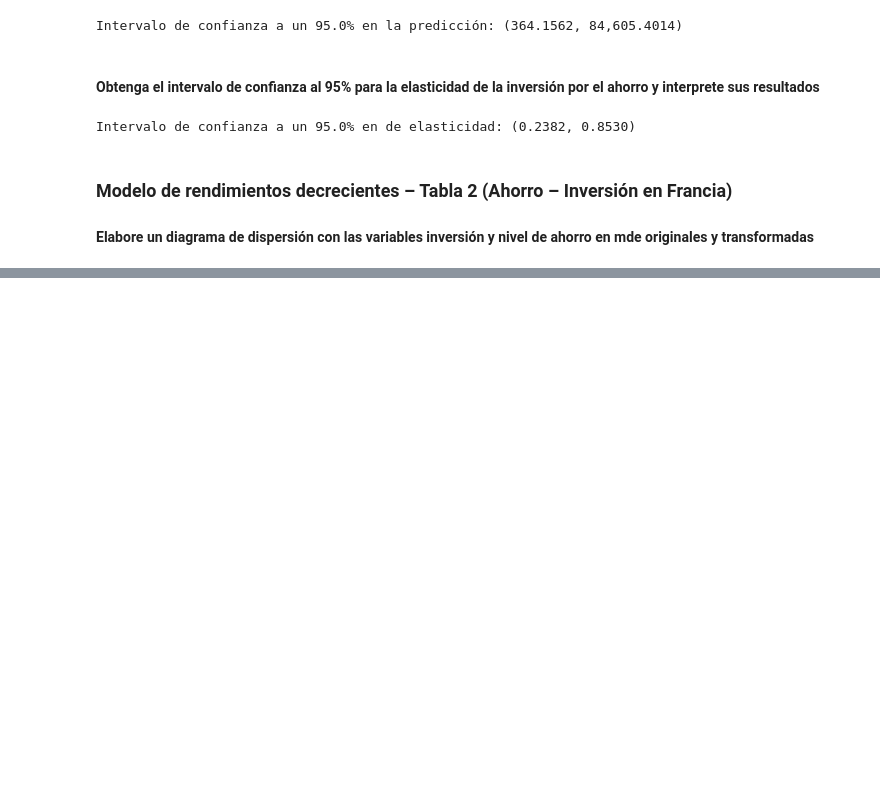
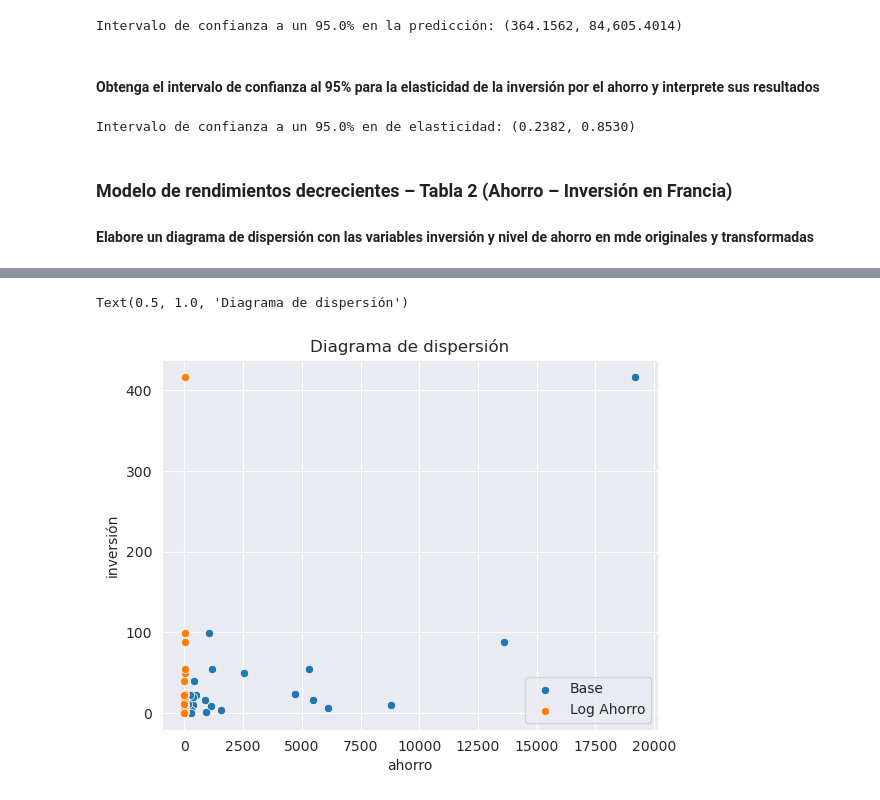
Before and after one commit to Anonymate054/MCD-Econometrics, a Jupyter notebook: notebooks/homeworks/0.0-leng-HW04.ipynb, the cells around one changed output, grey strips where cells are left out. Drawn from its saved outputs; the diff is of its cells as text; code cells hidden in the pictures; blank space fills up the shorter version.

```diff
--- a/notebooks/homeworks/0.0-leng-HW04.ipynb
+++ b/notebooks/homeworks/0.0-leng-HW04.ipynb
@@ -379,3 +379,8 @@ Intervalo de confianza a un 95.0% en de elasticidad: (0.2382, 0.8530)
 ### Modelo de rendimientos decrecientes – Tabla 2 (Ahorro – Inversión en Francia)
 
 #### Elabore un diagrama de dispersión con las variables inversión y nivel de ahorro en mde originales y transformadas
+# %%
+df2 = pd.read_excel(XLSX_DIR , header=0, sheet_name='tabla 2')
+df2.rename(columns={"inversión EUR": "inversión"}, inplace=True)
+df2['log_ahorro'] = np.log(df2['ahorro'])
+df2
@@ -381,0 +405,18 @@ Intervalo de confianza a un 95.0% en de elasticidad: (0.2382, 0.8530)
+# %%
+# Create the figure and axis objects
+fig, ax = plt.subplots()
+
+# Plot the first scatter plot
+sns.scatterplot(data=df2, x='ahorro', y='inversión', ax=ax, label='Base')
+
+# Plot the second scatter plot
+sns.scatterplot(data=df2, x='log_ahorro', y='inversión', ax=ax, label='Log Ahorro')
+
+# Add a legend to the plot
+ax.legend()
+
+# Add title and labels
+ax.set_title('Diagrama de dispersión')
+# %% [output]
+Text(0.5, 1.0, 'Diagrama de dispersión')
+[figure, added]
```
Also changed, not shown: parts of 5 cells of this notebook.
